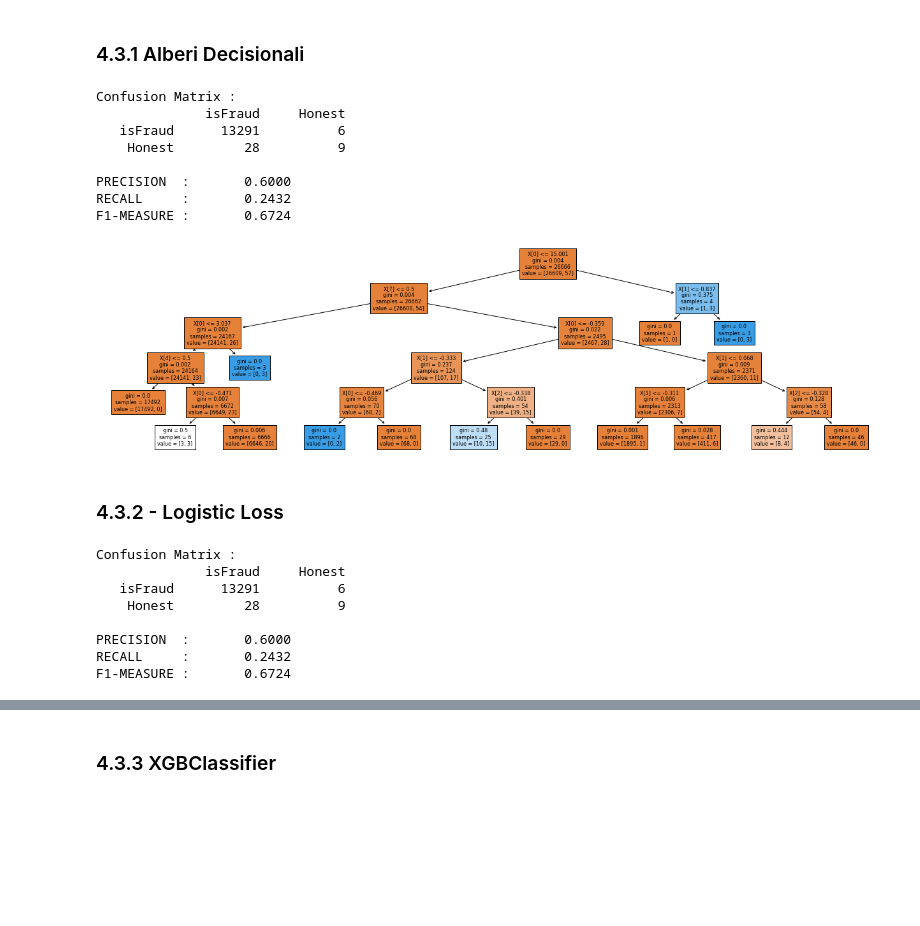
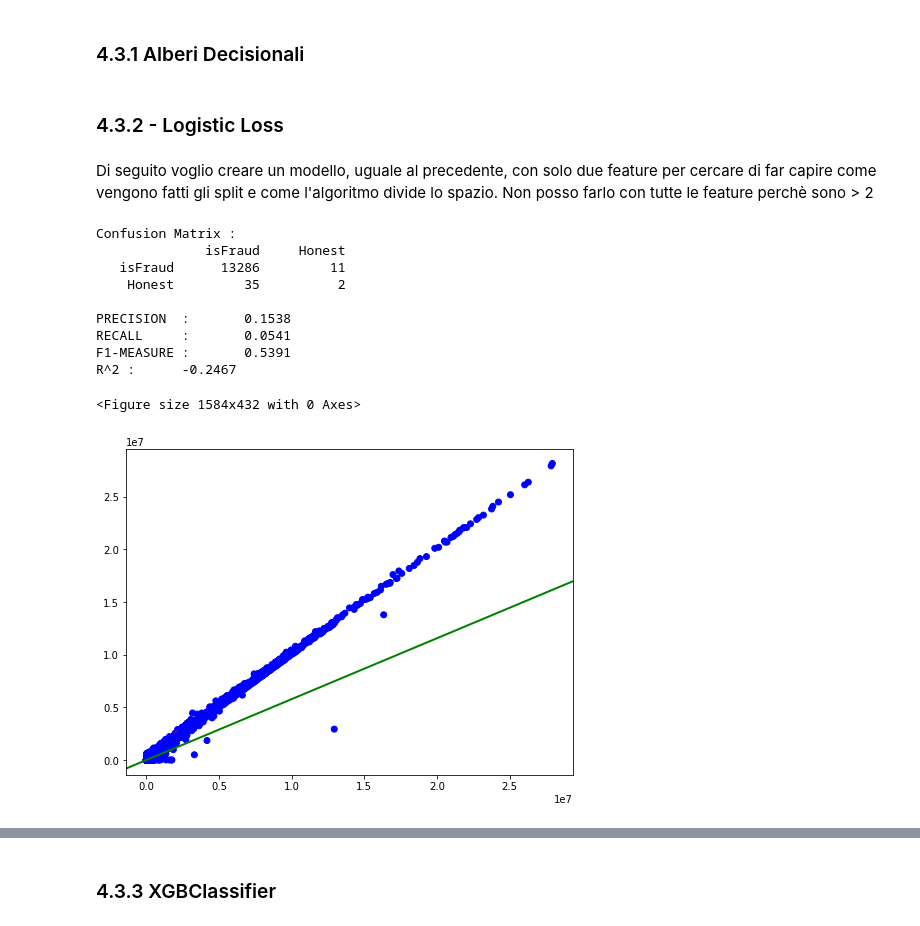
Before and after one commit to FedericoCampanozzi/FraudDetection, a Jupyter notebook: code/main.ipynb, the cells around one changed output, grey strips where cells are left out. Cells and saved outputs as stored; diff of their text form; code cells hidden in the pictures; blank space fills up the shorter version.

```diff
--- a/code/main.ipynb
+++ b/code/main.ipynb
@@ -133,6 +93,8 @@ Funzioni di base per il calcolo delle accuratezze
 from sklearn.metrics import precision_score, recall_score, f1_score, r2_score, confusion_matrix, mean_squared_error
 
 def print_matrix(classes, matrix, pad = 10):
+    '''This method prints a matrix with better formatting.
+    Is used for print n x n confusion matrix'''
     for i in range(len(classes)):
         if i == 0 :
             for c in ([" "] + classes):
@@ -146,7 +108,7 @@ def print_matrix(classes, matrix, pad = 10):
     return None
 
 def rmspe(y_real, y_pred):
-    '''ROOT MEAN SQUARE PERTANGE ERROR'''
+    '''Root Mean Squared Percentage Error'''
     return np.sqrt(np.mean((y_pred /y_real - 1) ** 2))
 
 def print_eval_regressor(X, y, model):
@@ -174,6 +136,26 @@ def print_eval_base(X, y, model):
     y_pred = model.predict(X)
     print(f"R^2 : {r2_score(y, y_pred):12.4f}")
     return None
+
+def plot_separator_on_data(X, y, model=None):
+    '''plot data into 2d space'''
+    c_map = transactions[:X.values.shape[0]]["isFraud"].map({0: "blue", 1: "red"})
+    X = np.array(X)
+    plt.figure(figsize=(8, 6))
+    plt.scatter(X[:, 0], X[:, 1], c=c_map)
+    if model is not None:
+        xlim, ylim = plt.xlim(), plt.ylim()
+        sep_x = np.linspace(*xlim, 2)
+        sep_y = separator_2d(model, sep_x)
+        plt.plot(sep_x, sep_y, c="green", linewidth=2)
+        plt.xlim(xlim); plt.ylim(ylim)
+    return None
+
+def separator_2d(model, x1):
+    '''draw a 2d line based his equation'''
+    w = model.coef_[0]
+    b = model.intercept_[0]
+    return -x1 * w[0] / w[1] - b / w[1]
 # %% [markdown]
 ## 4.1 - Modelli di Regressione
 # %% [markdown]
@@ -293,16 +230,6 @@ print_eval_classify(x_val, y_val, model, classes)
 
 plt.figure(figsize=(22, 6))
 plot_tree(model.named_steps["decisionTree"], max_depth=5, filled=True, fontsize=8);
-# %% [output]
-Confusion Matrix :
-              isFraud     Honest
-   isFraud      13291          6
-    Honest         28          9
-
-PRECISION  :       0.6000
-RECALL     :       0.2432
-F1-MEASURE :       0.6724
-[figure, removed]
 # %% [markdown]
 ### 4.3.2 - Logistic Loss
 # %%
@@ -310,18 +237,42 @@ from sklearn.linear_model import LogisticRegression
 
 model_RegLos = Pipeline([
     ("preproc", preproc),
-    ("RegLoss", LogisticRegression(solver="saga", random_state=11,class_weight={1:45}))
+    ("RegLoss", LogisticRegression(solver="saga", random_state=11, class_weight={1:45}))
 ])
 
 model_RegLos.fit(X_train, y_train)
 
 print_eval_classify(x_val, y_val, model, classes)
-# %% [output]
-Confusion Matrix :
-              isFraud     Honest
-   isFraud      13291          6
-    Honest         28          9
-
-PRECISION  :       0.6000
-RECALL     :       0.2432
-F1-MEASURE :       0.6724
+# %% [markdown]
+Di seguito voglio creare un modello, uguale al precedente, con solo due feature per cercare di far capire
+come vengono fatti gli split e come l'algoritmo divide lo spazio.
+Non posso farlo con tutte le feature perchè sono > 2
+# %%
+X_dt = transactions[["oldbalanceOrg","newbalanceOrig"]]
+y_dt = transactions[["isFraud"]]
+
+X_train_dt, x_val_dt, y_train_dt, y_val_dt = train_test_split(X_dt, y_dt, test_size=1/3, random_state=42)
+
+model_dt = Pipeline([
+    ("preproc", StandardScaler()),
+    ("RegLoss", LogisticRegression(solver="saga", random_state=42, class_weight={1:45}))
+])
+
+model_dt.fit(X_train_dt, y_train_dt)
+print_eval_classify(x_val_dt, y_val_dt, model_dt, classes)
+
+plt.figure(figsize=(22, 6))
+
+plot_separator_on_data(x_val_dt, y_val_dt, model_dt.named_steps["RegLoss"]);
+# %% [output]
+Confusion Matrix :
+              isFraud     Honest
+   isFraud      13286         11
+    Honest         35          2
+
+PRECISION  :       0.1538
+RECALL     :       0.0541
+F1-MEASURE :       0.5391
+R^2 :      -0.2467
+<Figure size 1584x432 with 0 Axes>
+[figure, added]
```
Also changed, not shown: parts of 33 cells of this notebook.
